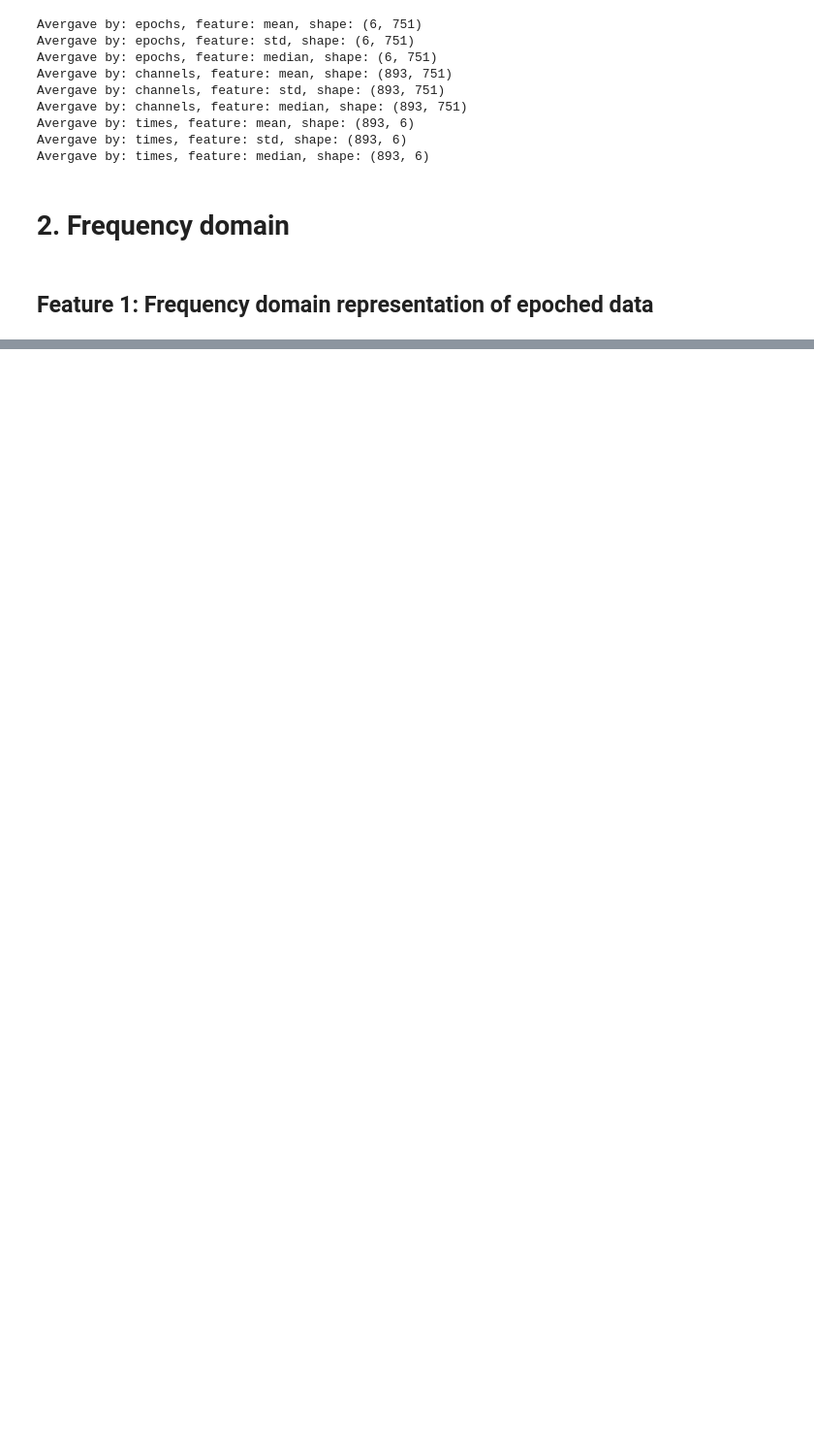
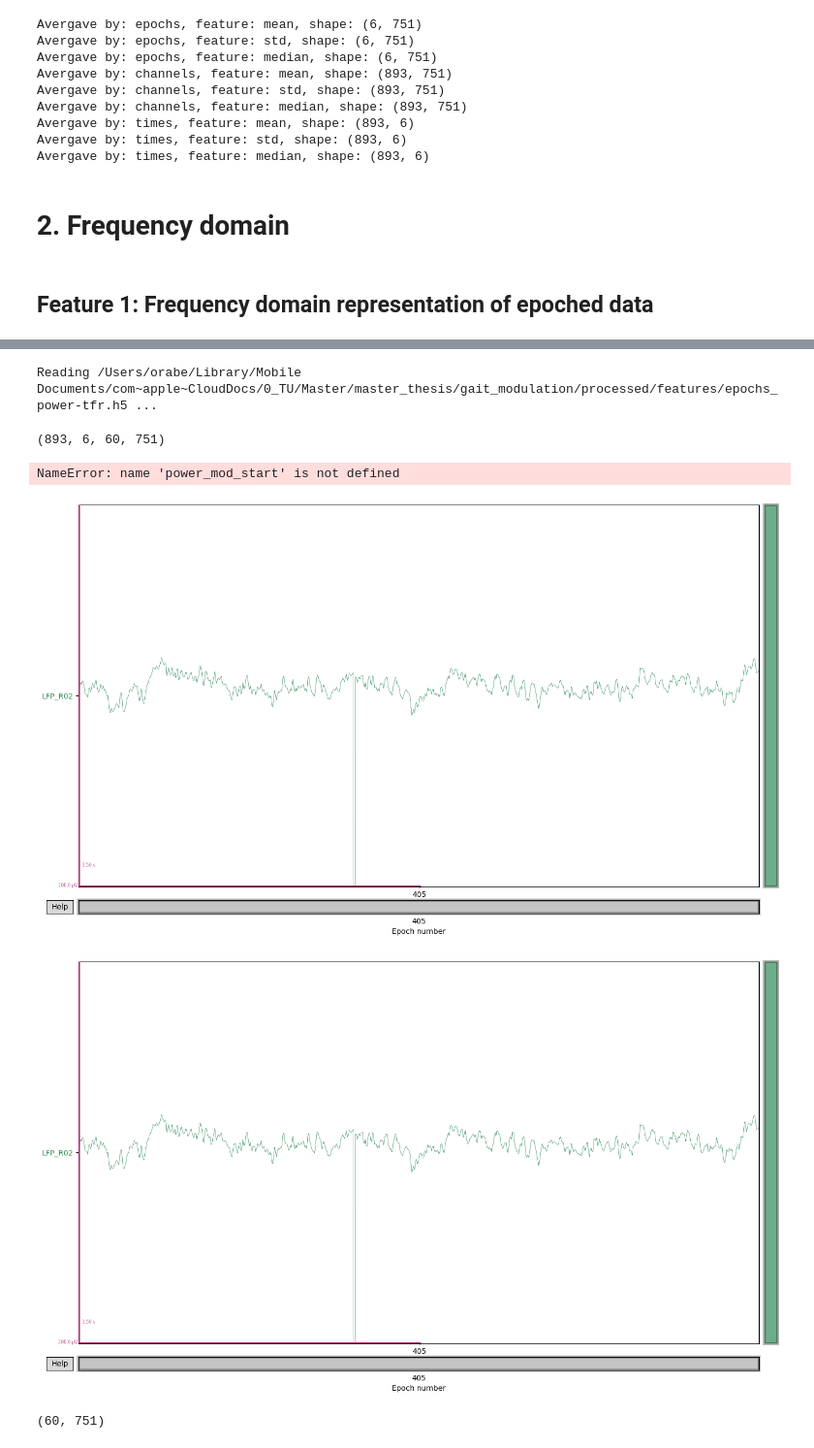
Before and after one commit to orabe/gaitmod, a Jupyter notebook: examples/LFP/features/extract_features.ipynb, the cells around one changed output, grey strips where cells are left out. Shown at 97% size. Saved outputs shown, nothing was run; the diff lists cells and outputs as text; code cells hidden in the pictures; blank space fills up the shorter version.

```diff
--- a/examples/LFP/features/extract_features.ipynb
+++ b/examples/LFP/features/extract_features.ipynb
@@ -149,0 +216,6 @@ freq_bands = {
+# %%
+power = mne.time_frequency.read_tfrs('processed/features/epochs_power-tfr.h5')
+power.shape
+# %% [output]
+Reading /Users/orabe/Library/Mobile Documents/com~apple~CloudDocs/0_TU/Master/master_thesis/gait_modulation/processed/features/epochs_power-tfr.h5 ...
+(893, 6, 60, 751)
@@ -149,0 +233,68 @@ freq_bands = {
+# %%
+def save_tfr_plots(power, output_folder='images/tfr_epochs', subplot_width=4, subplot_height=3):
+    """
+    Save TFR plots for each epoch and each channel, organized in a grid where columns are epochs and rows are channels.
+
+    Parameters:
+    power : mne.time_frequency.EpochsTFR
+        The TFR power object.
+    output_folder : str
+        The folder where the plots will be saved.
+    subplot_width : int
+        Width of each subplot in inches.
+    subplot_height : int
+        Height of each subplot in inches.
+    """
+    # Create the output folder if it doesn't exist
+    os.makedirs(output_folder, exist_ok=True)
+
+    # Number of epochs and channels
+    n_epochs = power.shape[0]
+    n_channels = len(power.ch_names)
+
+    # Create a figure with subplots
+    fig, axes = plt.subplots(n_channels, n_epochs, figsize=(n_epochs * subplot_width, n_channels * subplot_height), sharex=True, sharey=True)
+
+    # Loop through each epoch and each channel to create subplots
+    for epoch_idx in range(n_epochs):
+        print(epoch_idx)
+        for ch_idx, ch_name in enumerate(power.ch_names):
+            ax = axes[ch_idx, epoch_idx]
+            power[epoch_idx].plot(picks=[ch_idx], axes=ax, colorbar=False, show=False)
+            ax.set_xlabel(f'Patient {power.events[epoch_idx, 1]}')  # mark the patient idx
+            ax.set_ylabel('')  # Hide y-axis title
+            if epoch_idx == 0:
+                ax.set_ylabel(ch_name)  # Show channel name on the y-axis for the first column
+            if ch_idx == 0:
+                ax.set_title(f'Epoch {epoch_idx + 1}')  # Show epoch number on the x-axis for the first row
+
+    # Add super titles for x and y axes
+    fig.suptitle('TFR for All Epochs and Channels', fontsize=16)
+    fig.supxlabel('Time (s)', fontsize=14)
+    fig.supylabel('Frequency (Hz)', fontsize=14)
+
+    # Adjust layout
+    plt.tight_layout()
+
+    # Save the figure to the folder
+    fig.savefig(os.path.join(output_folder, 'tfr_all_epochs.png'))
+
+    # Show the plot
+    plt.show()
+
+# Save TFR plots for mod_start event
+save_tfr_plots(power_mod_start, output_folder='images/tfr_epochs/tfr_epochs_mod_start')
+
+# Save TFR plots for normal_walking event
+# save_tfr_plots(power_normal_walking, output_folder='images/tfr_normal_walking')
+# %% [output]
+NameError: name 'power_mod_start' is not defined
+# %%
+epochs['mod_start'][76].plot(picks=[5])
+# %% [output]
+[figure, added]
+[figure, added]
+# %%
+power_mod_start.get_data()[76, 5].shape
+# %% [output]
+(60, 751)
```
Also changed, not shown: parts of 33 cells of this notebook, 7 other files.
